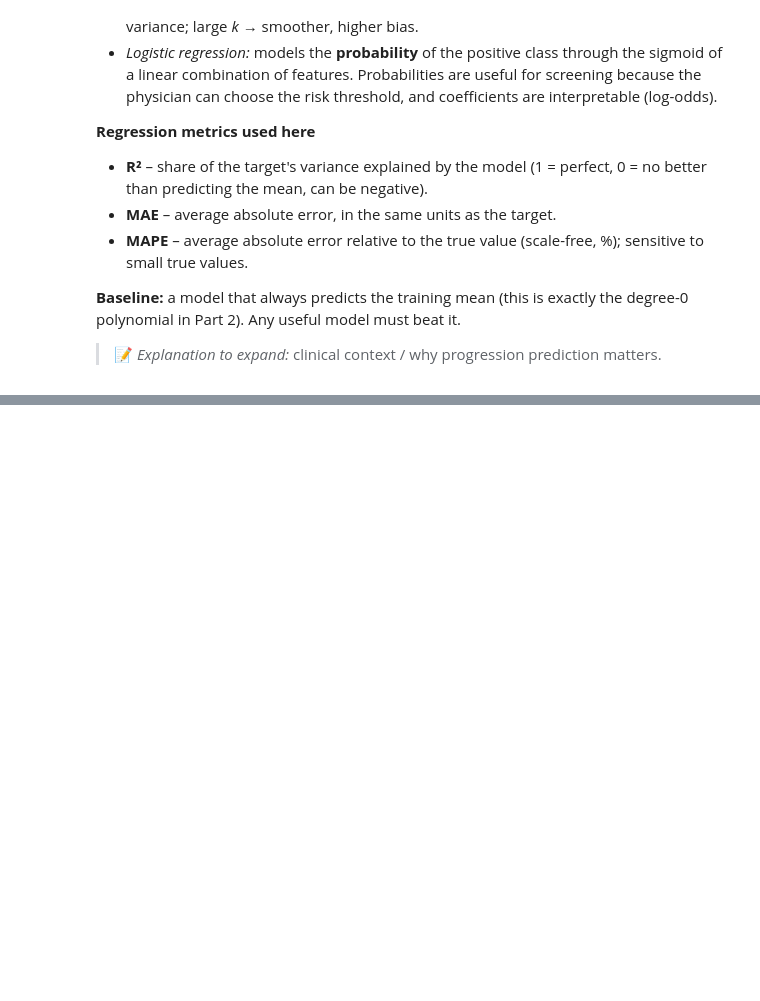
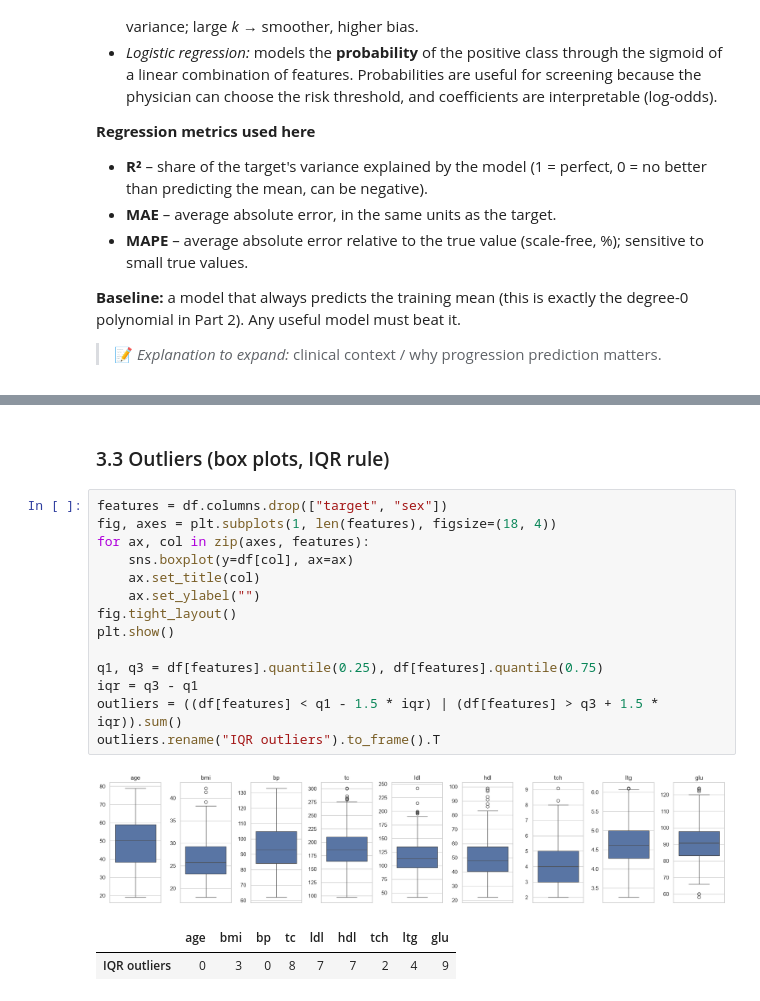
Before and after one commit to Namypark/diabetes-progression-lab2, a Jupyter notebook: lab2_diabetes.ipynb, the cells around one changed output, grey strips where cells are left out. Drawn from its saved outputs; the diff is of its cells as text; blank space fills up the shorter version.

```diff
--- a/lab2_diabetes.ipynb
+++ b/lab2_diabetes.ipynb
@@ -115,0 +192,20 @@ polynomial in Part 2). Any useful model must beat it.
+# %% [markdown]
+### 3.3 Outliers (box plots, IQR rule)
+# %%
+features = df.columns.drop(["target", "sex"])
+fig, axes = plt.subplots(1, len(features), figsize=(18, 4))
+for ax, col in zip(axes, features):
+    sns.boxplot(y=df[col], ax=ax)
+    ax.set_title(col)
+    ax.set_ylabel("")
+fig.tight_layout()
+plt.show()
+
+q1, q3 = df[features].quantile(0.25), df[features].quantile(0.75)
+iqr = q3 - q1
+outliers = ((df[features] < q1 - 1.5 * iqr) | (df[features] > q3 + 1.5 * iqr)).sum()
+outliers.rename("IQR outliers").to_frame().T
+# %% [output]
+[figure, added]
+|  | age | bmi | bp | tc | ldl | hdl | tch | ltg | glu |
+| IQR outliers | 0 | 3 | 0 | 8 | 7 | 7 | 2 | 4 | 9 |
```
Also changed, not shown: parts of 11 cells of this notebook.
